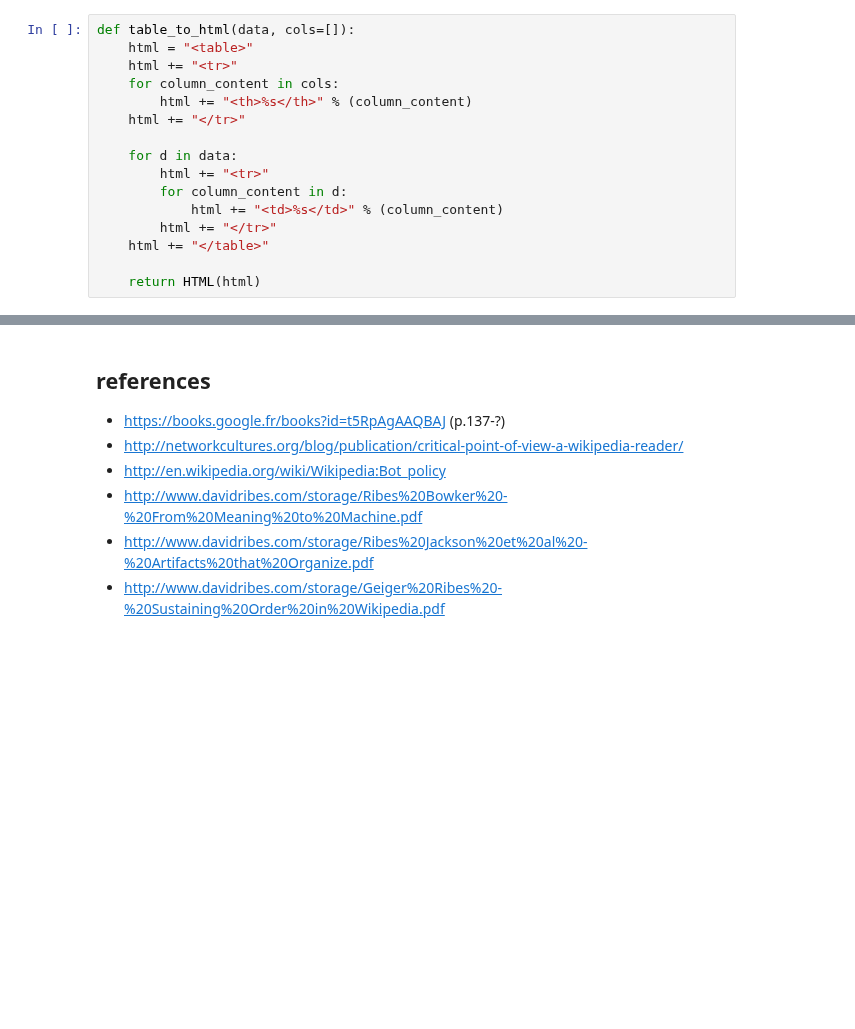
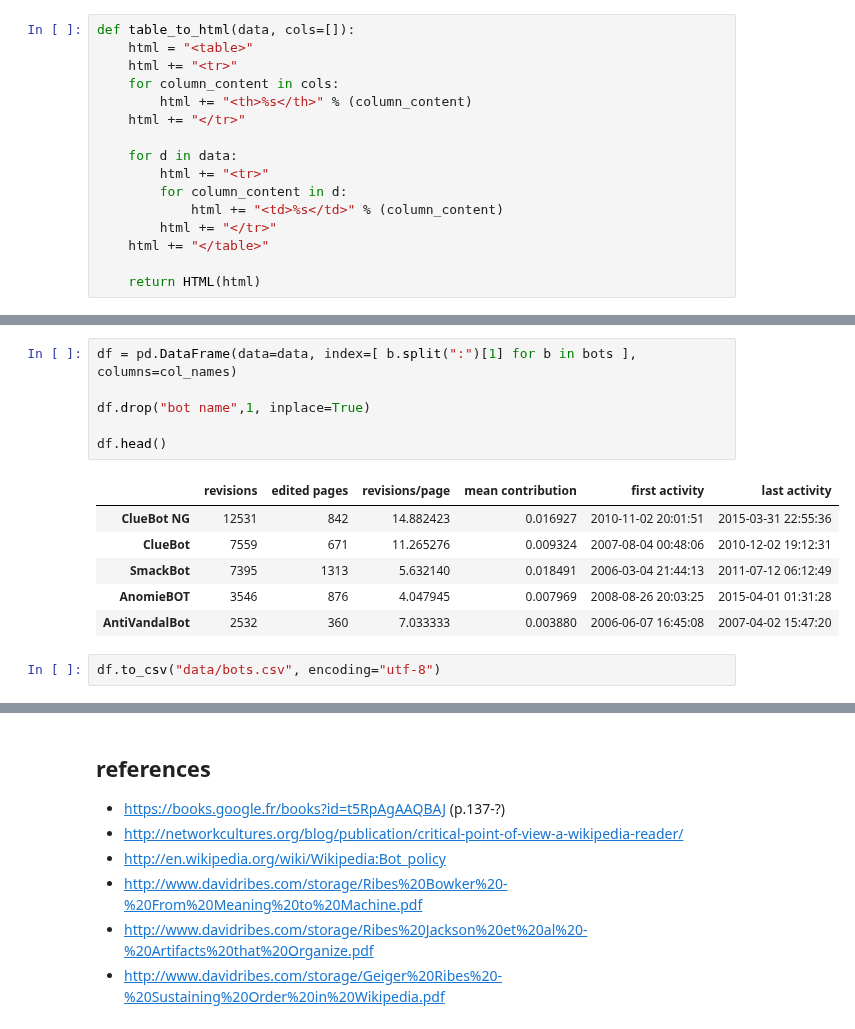
Before and after one commit to WeKeyPedia/notebooks, a Jupyter notebook: sociology/index of bots.ipynb, the cells around one changed output, grey strips where cells are left out. Drawn from its saved outputs; the diff is of its cells as text; blank space fills up the shorter version.

```diff
--- a/sociology/index of bots.ipynb
+++ b/sociology/index of bots.ipynb
@@ -70,0 +73,15 @@ revisions by all bots: 59107 (8.48006702907)
+# %%
+df = pd.DataFrame(data=data, index=[ b.split(":")[1] for b in bots ], columns=col_names)
+
+df.drop("bot name",1, inplace=True)
+
+df.head()
+# %% [output]
+|  | revisions | edited pages | revisions/page | mean contribution | first activity | last activity |
+| ClueBot NG | 12531 | 842 | 14.882423 | 0.016927 | 2010-11-02 20:01:51 | 2015-03-31 22:55:36 |
+| ClueBot | 7559 | 671 | 11.265276 | 0.009324 | 2007-08-04 00:48:06 | 2010-12-02 19:12:31 |
+| SmackBot | 7395 | 1313 | 5.632140 | 0.018491 | 2006-03-04 21:44:13 | 2011-07-12 06:12:49 |
+| AnomieBOT | 3546 | 876 | 4.047945 | 0.007969 | 2008-08-26 20:03:25 | 2015-04-01 01:31:28 |
+| AntiVandalBot | 2532 | 360 | 7.033333 | 0.003880 | 2006-06-07 16:45:08 | 2007-04-02 15:47:20 |
+# %%
+df.to_csv("data/bots.csv", encoding="utf-8")
```
Also changed, not shown: parts of 3 cells of this notebook, 3 other files.
